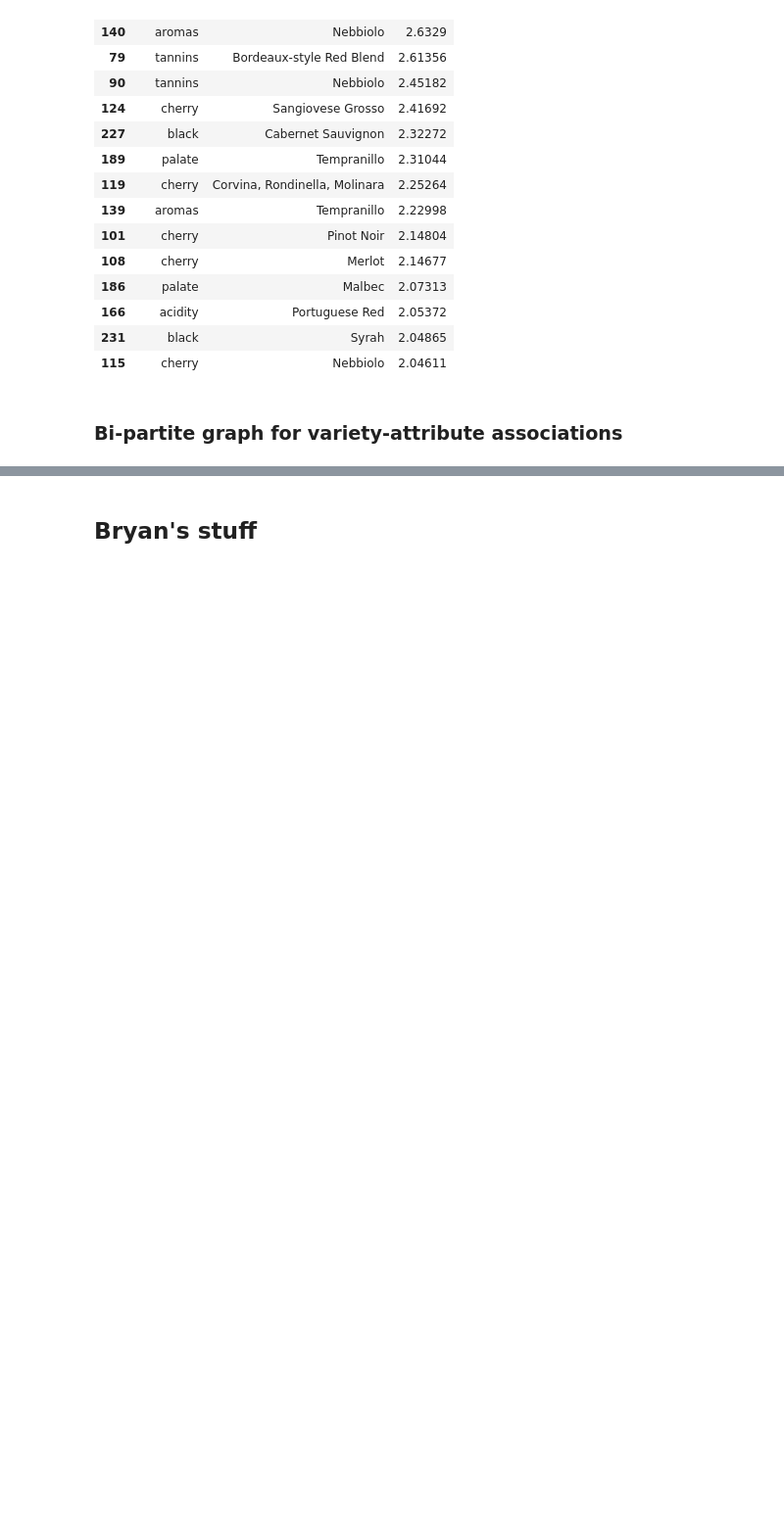
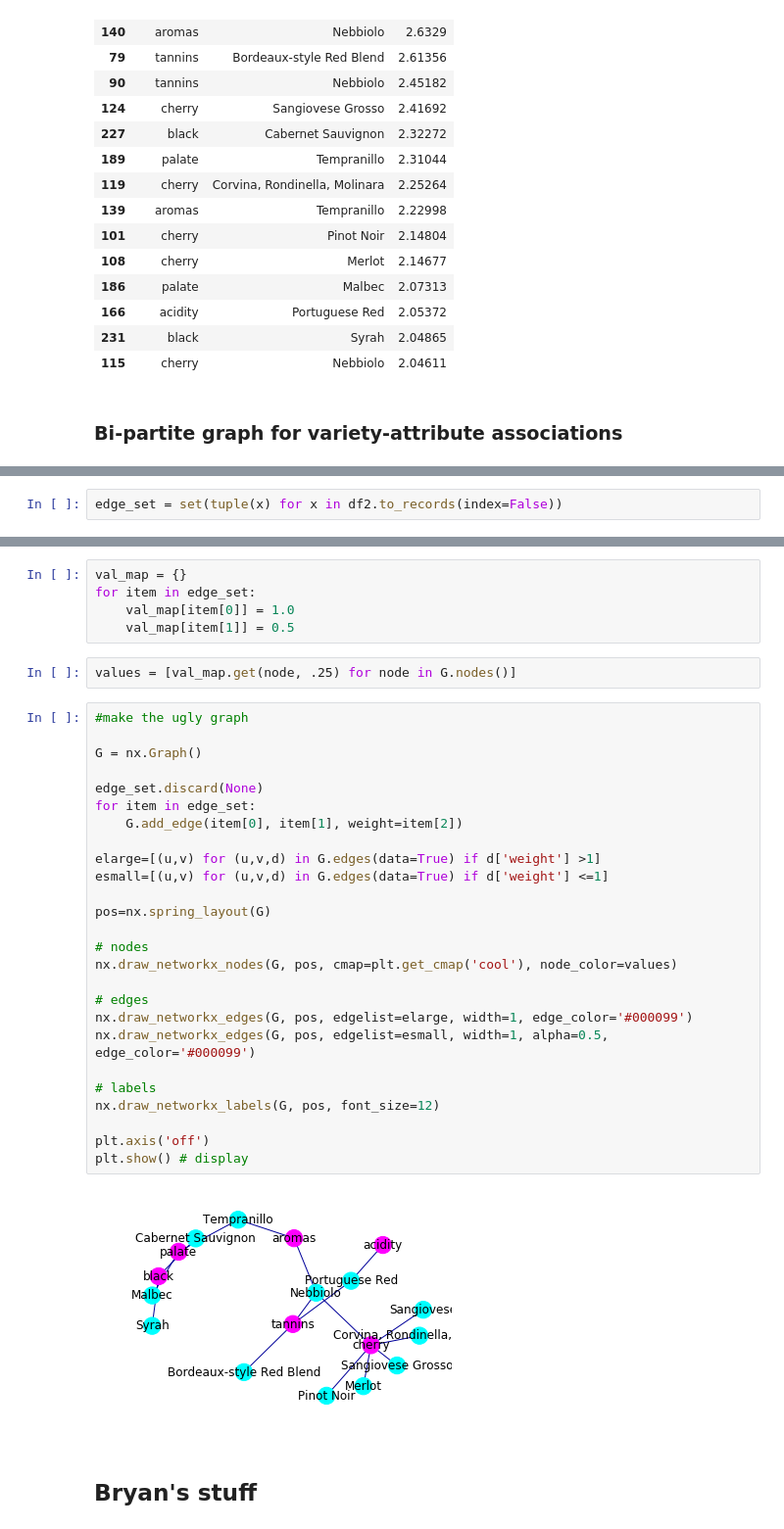
Before and after one commit to p-mckenzie/TextAnalytics, a Jupyter notebook: Project/Text_Project.ipynb, the cells around one changed output, grey strips where cells are left out. Shown: that part at 98% size. Drawn from its saved outputs; the diff is of its cells as text; blank space fills up the shorter version.

Commit message:
Paige's directional graph

```diff
--- a/Project/Text_Project.ipynb
+++ b/Project/Text_Project.ipynb
@@ -235,0 +247,2 @@ plt.show()
+# %%
+edge_set = set(tuple(x) for x in df2.to_records(index=False))
@@ -236,3 +268,38 @@ plt.show()
+# %%
+val_map = {}
+for item in edge_set:
+    val_map[item[0]] = 1.0
+    val_map[item[1]] = 0.5
+# %%
+values = [val_map.get(node, .25) for node in G.nodes()]
+# %%
+#make the ugly graph
+
+G = nx.Graph()
+
+edge_set.discard(None)
+for item in edge_set:
+    G.add_edge(item[0], item[1], weight=item[2])
+
+elarge=[(u,v) for (u,v,d) in G.edges(data=True) if d['weight'] >1]
+esmall=[(u,v) for (u,v,d) in G.edges(data=True) if d['weight'] <=1]
+
+pos=nx.spring_layout(G)
+
+# nodes
+nx.draw_networkx_nodes(G, pos, cmap=plt.get_cmap('cool'), node_color=values)
+
+# edges
+nx.draw_networkx_edges(G, pos, edgelist=elarge, width=1, edge_color='#000099')
+nx.draw_networkx_edges(G, pos, edgelist=esmall, width=1, alpha=0.5, edge_color='#000099')
+
+# labels
+nx.draw_networkx_labels(G, pos, font_size=12)
+
+plt.axis('off')
+plt.show() # display
+# %% [output]
+[figure, added]
 # %% [markdown]
 ## Bryan's stuff
 # %%
```
Also changed, not shown: parts of 4 cells of this notebook.
